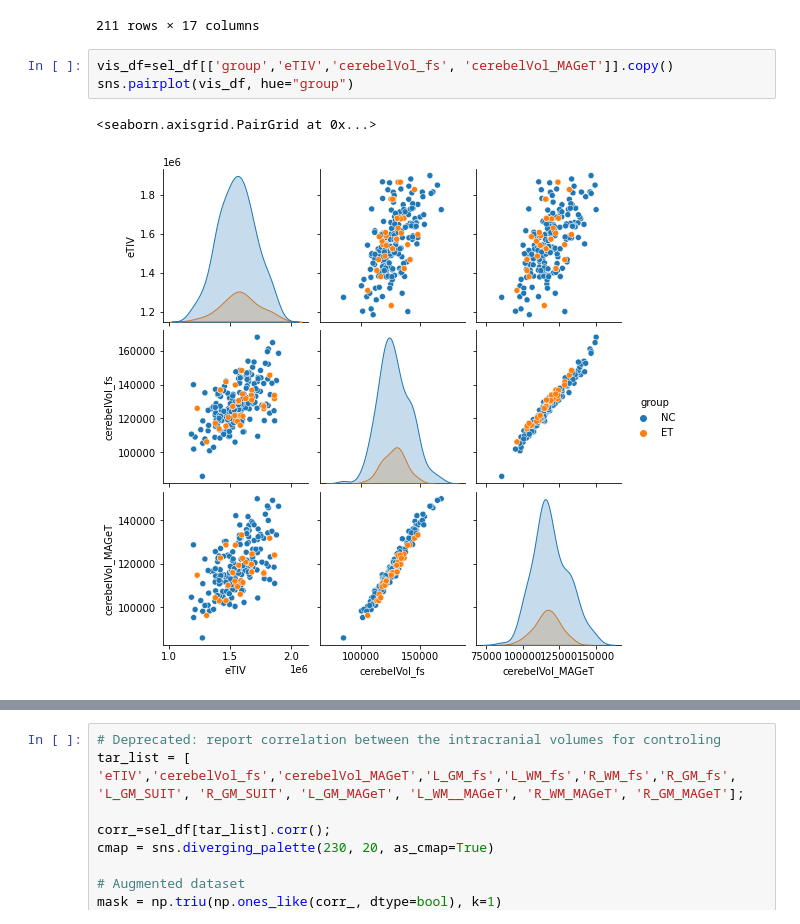
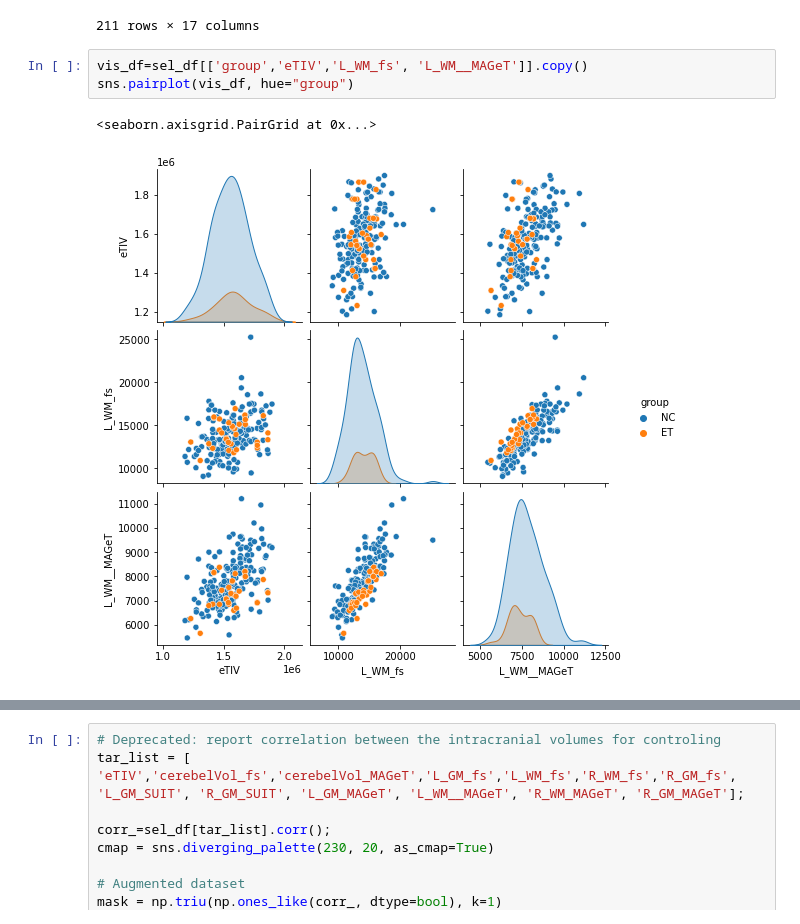
Before and after one commit to neurodatascience/ET_biomarker, a Jupyter notebook: stats/6_SI_cerebellar_distribution.ipynb, the cells around one changed output, grey strips where cells are left out. Saved outputs shown, nothing was run; the diff lists cells and outputs as text.

```diff
--- a/stats/6_SI_cerebellar_distribution.ipynb
+++ b/stats/6_SI_cerebellar_distribution.ipynb
@@ -49,8 +49,8 @@ sel_df
 | sub_8000 | 78 | M | mni_001 | ET | 1.539278e+06 | 121725.5 | 12979.9 | 48433.7 | 12829.8 | 47482.1 | ... |
 211 rows × 17 columns
 # %%
-vis_df=sel_df[['group','eTIV','cerebelVol_fs', 'cerebelVol_MAGeT']].copy()
+vis_df=sel_df[['group','eTIV','L_WM_fs', 'L_WM__MAGeT']].copy()
 sns.pairplot(vis_df, hue="group")
 # %% [output]
 <seaborn.axisgrid.PairGrid at 0x...>
-[figure, old version]
+[figure, new version]
```
Also changed, not shown: parts of 6 cells of this notebook.
